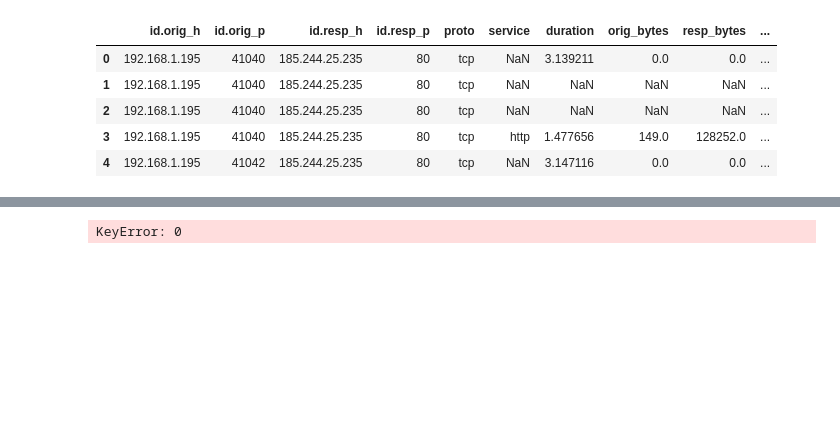
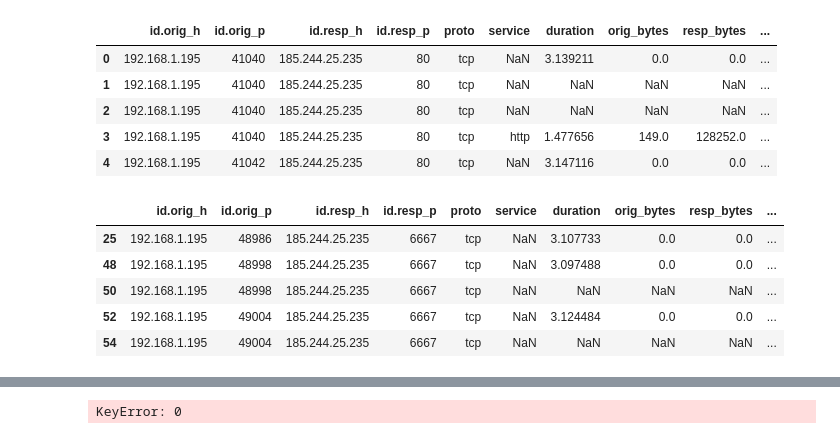
Before and after one commit to sdave777/Internet-of-Things_IDS_Data, a Jupyter notebook: Scratch.ipynb, the cells around one changed output, grey strips where cells are left out. Saved outputs shown, nothing was run; the diff lists cells and outputs as text; code cells hidden in the pictures; blank space fills up the shorter version.

```diff
--- a/Scratch.ipynb
+++ b/Scratch.ipynb
@@ -14,3 +14,14 @@ data.head()
 | 2 | 192.168.1.195 | 41040 | 185.244.25.235 | 80 | tcp | NaN | NaN | NaN | NaN | ... |
 | 3 | 192.168.1.195 | 41040 | 185.244.25.235 | 80 | tcp | http | 1.477656 | 149.0 | 128252.0 | ... |
 | 4 | 192.168.1.195 | 41042 | 185.244.25.235 | 80 | tcp | NaN | 3.147116 | 0.0 | 0.0 | ... |
+# %%
+malicious_data = data[data['label'] != 'Benign']
+
+malicious_data.head()
+# %% [output]
+|  | id.orig_h | id.orig_p | id.resp_h | id.resp_p | proto | service | duration | orig_bytes | resp_bytes | ... |
+| 25 | 192.168.1.195 | 48986 | 185.244.25.235 | 6667 | tcp | NaN | 3.107733 | 0.0 | 0.0 | ... |
+| 48 | 192.168.1.195 | 48998 | 185.244.25.235 | 6667 | tcp | NaN | 3.097488 | 0.0 | 0.0 | ... |
+| 50 | 192.168.1.195 | 48998 | 185.244.25.235 | 6667 | tcp | NaN | NaN | NaN | NaN | ... |
+| 52 | 192.168.1.195 | 49004 | 185.244.25.235 | 6667 | tcp | NaN | 3.124484 | 0.0 | 0.0 | ... |
+| 54 | 192.168.1.195 | 49004 | 185.244.25.235 | 6667 | tcp | NaN | NaN | NaN | NaN | ... |
```
Also changed, not shown: parts of 4 cells of this notebook, 3 other files.
